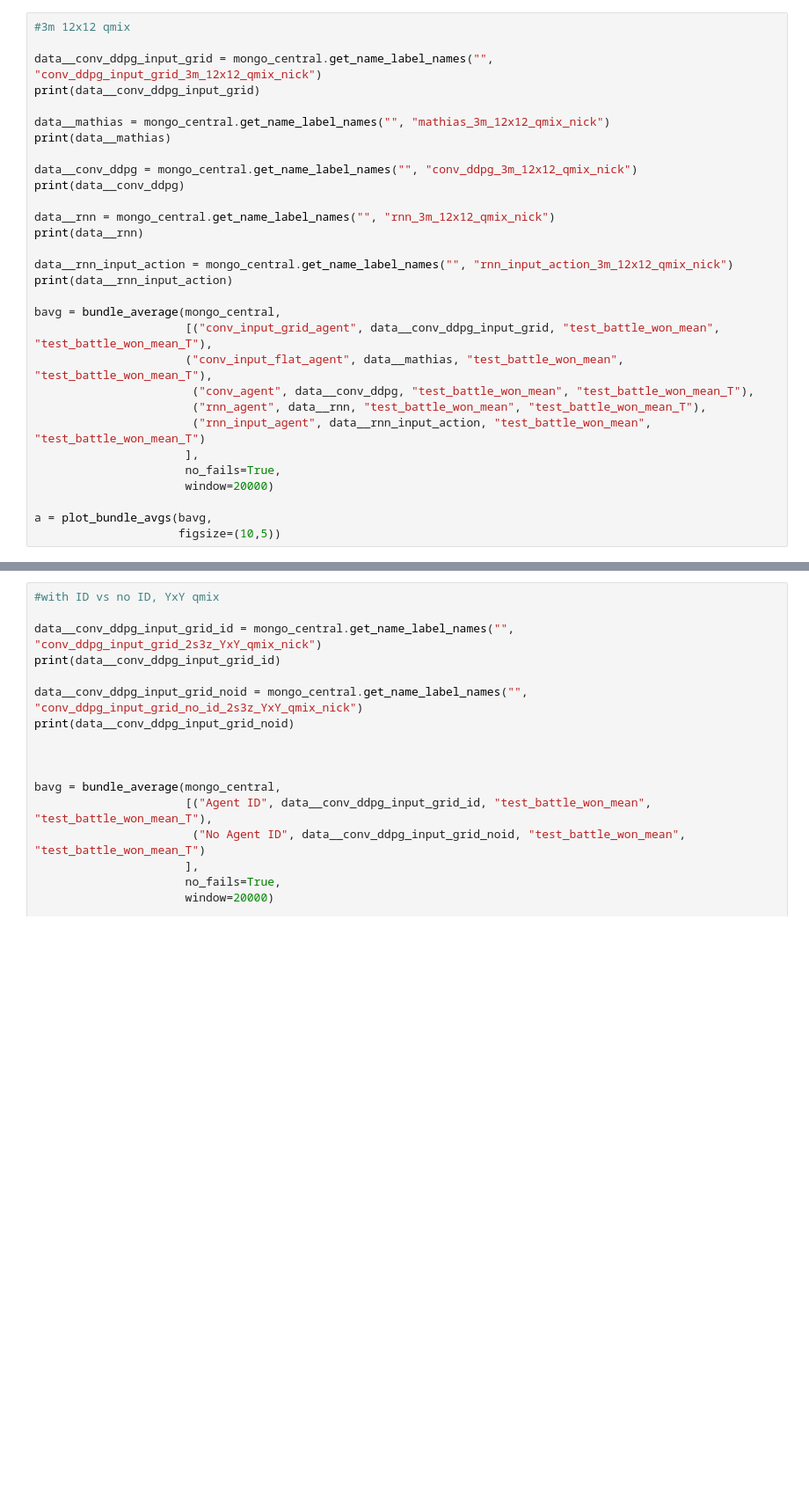
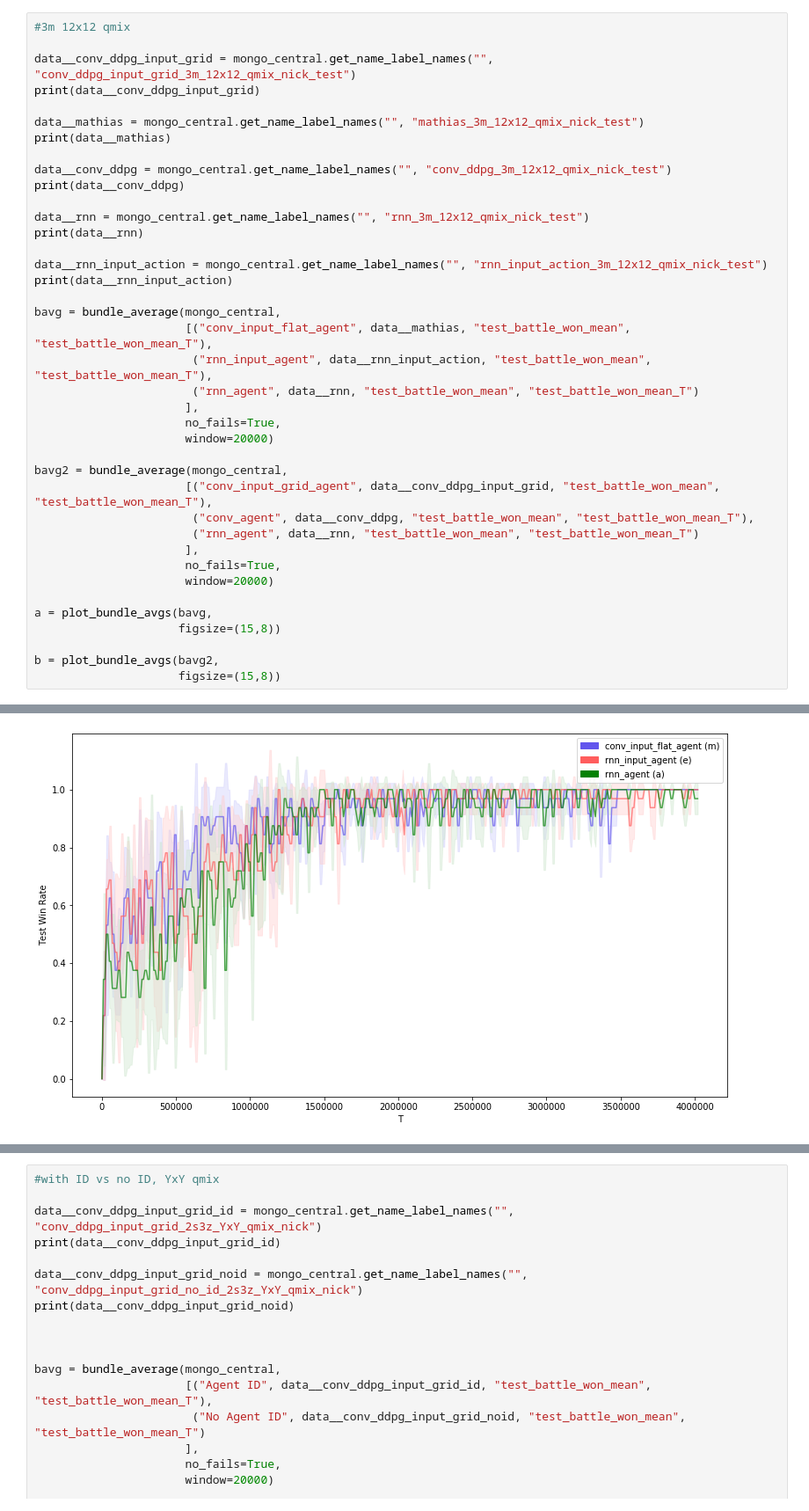
Before and after one commit to nicholasburden/pymarl, a Jupyter notebook: analysis/analysis.ipynb, the cells around one changed output, grey strips where cells are left out. Shown at 88% size. Drawn from its saved outputs; the diff is of its cells as text; blank space fills up the shorter version.

```diff
--- a/analysis/analysis.ipynb
+++ b/analysis/analysis.ipynb
@@ -58,30 +190,40 @@ Done Loading...
 # %%
 #3m 12x12 qmix
 
-data__conv_ddpg_input_grid = mongo_central.get_name_label_names("", "conv_ddpg_input_grid_3m_12x12_qmix_nick")
+data__conv_ddpg_input_grid = mongo_central.get_name_label_names("", "conv_ddpg_input_grid_3m_12x12_qmix_nick_test")
 print(data__conv_ddpg_input_grid)
 
-data__mathias = mongo_central.get_name_label_names("", "mathias_3m_12x12_qmix_nick")
+data__mathias = mongo_central.get_name_label_names("", "mathias_3m_12x12_qmix_nick_test")
 print(data__mathias)
 
-data__conv_ddpg = mongo_central.get_name_label_names("", "conv_ddpg_3m_12x12_qmix_nick")
+data__conv_ddpg = mongo_central.get_name_label_names("", "conv_ddpg_3m_12x12_qmix_nick_test")
 print(data__conv_ddpg)
 
-data__rnn = mongo_central.get_name_label_names("", "rnn_3m_12x12_qmix_nick")
+data__rnn = mongo_central.get_name_label_names("", "rnn_3m_12x12_qmix_nick_test")
 print(data__rnn)
 
-data__rnn_input_action = mongo_central.get_name_label_names("", "rnn_input_action_3m_12x12_qmix_nick")
+data__rnn_input_action = mongo_central.get_name_label_names("", "rnn_input_action_3m_12x12_qmix_nick_test")
 print(data__rnn_input_action)
 
 bavg = bundle_average(mongo_central,
+                      [("conv_input_flat_agent", data__mathias, "test_battle_won_mean", "test_battle_won_mean_T"),
+                       ("rnn_input_agent", data__rnn_input_action, "test_battle_won_mean", "test_battle_won_mean_T"),
+                       ("rnn_agent", data__rnn, "test_battle_won_mean", "test_battle_won_mean_T")
+                      ],
+                      no_fails=True,
+                      window=20000)
+
+bavg2 = bundle_average(mongo_central,
                       [("conv_input_grid_agent", data__conv_ddpg_input_grid, "test_battle_won_mean", "test_battle_won_mean_T"),
-                      ("conv_input_flat_agent", data__mathias, "test_battle_won_mean", "test_battle_won_mean_T"),
                        ("conv_agent", data__conv_ddpg, "test_battle_won_mean", "test_battle_won_mean_T"),
-                       ("rnn_agent", data__rnn, "test_battle_won_mean", "test_battle_won_mean_T"),
-                       ("rnn_input_agent", data__rnn_input_action, "test_battle_won_mean", "test_battle_won_mean_T")
+                       ("rnn_agent", data__rnn, "test_battle_won_mean", "test_battle_won_mean_T")
                       ],
                       no_fails=True,
                       window=20000)
 
 a = plot_bundle_avgs(bavg,
-                     figsize=(10,5))
+                     figsize=(15,8))
+
+b = plot_bundle_avgs(bavg2,
+                     figsize=(15,8))
+# %% [output]
@@ -87,0 +240 @@ a = plot_bundle_avgs(bavg,
+[figure, added]
```
Also changed, not shown: parts of 7 cells of this notebook, 1 other file.
